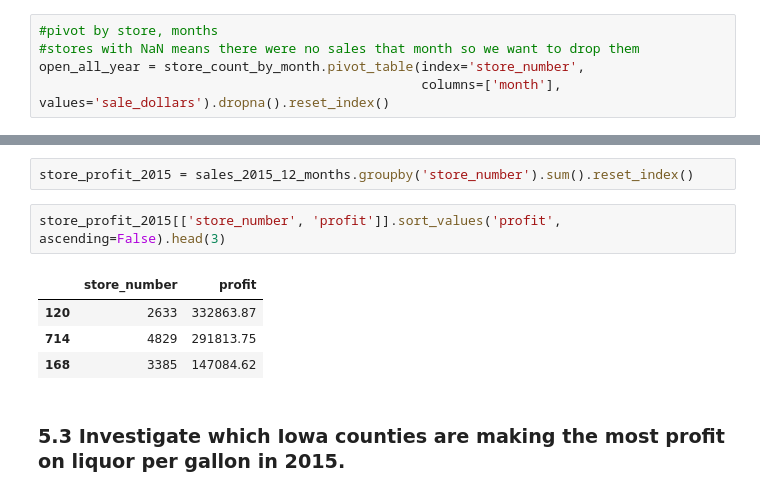
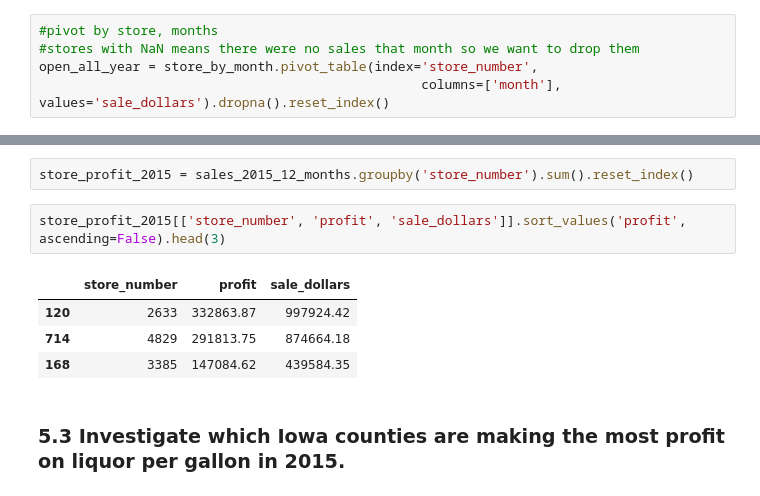
Before and after one commit to vnessified/DSI-SF-2-vnessified, a Jupyter notebook: projects/project-03/starter-code/project-3-starter.ipynb, the cells around one changed output, grey strips where cells are left out. Saved outputs shown, nothing was run; the diff lists cells and outputs as text.

```diff
--- a/projects/project-03/starter-code/project-3-starter.ipynb
+++ b/projects/project-03/starter-code/project-3-starter.ipynb
@@ -352,7 +352,7 @@ store_by_month.head(3)
 # %%
 #pivot by store, months
 #stores with NaN means there were no sales that month so we want to drop them
-open_all_year = store_count_by_month.pivot_table(index='store_number',
+open_all_year = store_by_month.pivot_table(index='store_number',
                                                  columns=['month'], values='sale_dollars').dropna().reset_index()
 # %%
 open_all_year.head(2)
@@ -524,12 +538,12 @@ sales_2015_12_months[['store_number','state_bottle_retail', 'state_bottle_cost',
 # %%
 store_profit_2015 = sales_2015_12_months.groupby('store_number').sum().reset_index()
 # %%
-store_profit_2015[['store_number', 'profit']].sort_values('profit', ascending=False).head(3)
+store_profit_2015[['store_number', 'profit', 'sale_dollars']].sort_values('profit', ascending=False).head(3)
 # %% [output]
-|  | store_number | profit |
-| 120 | 2633 | 332863.87 |
-| 714 | 4829 | 291813.75 |
-| 168 | 3385 | 147084.62 |
+|  | store_number | profit | sale_dollars |
+| 120 | 2633 | 332863.87 | 997924.42 |
+| 714 | 4829 | 291813.75 | 874664.18 |
+| 168 | 3385 | 147084.62 | 439584.35 |
 # %% [markdown]
 ### 5.3 Investigate which Iowa counties are making the most profit on liquor per gallon in 2015.
 # %%
```
Also changed, not shown: parts of 11 cells of this notebook.
